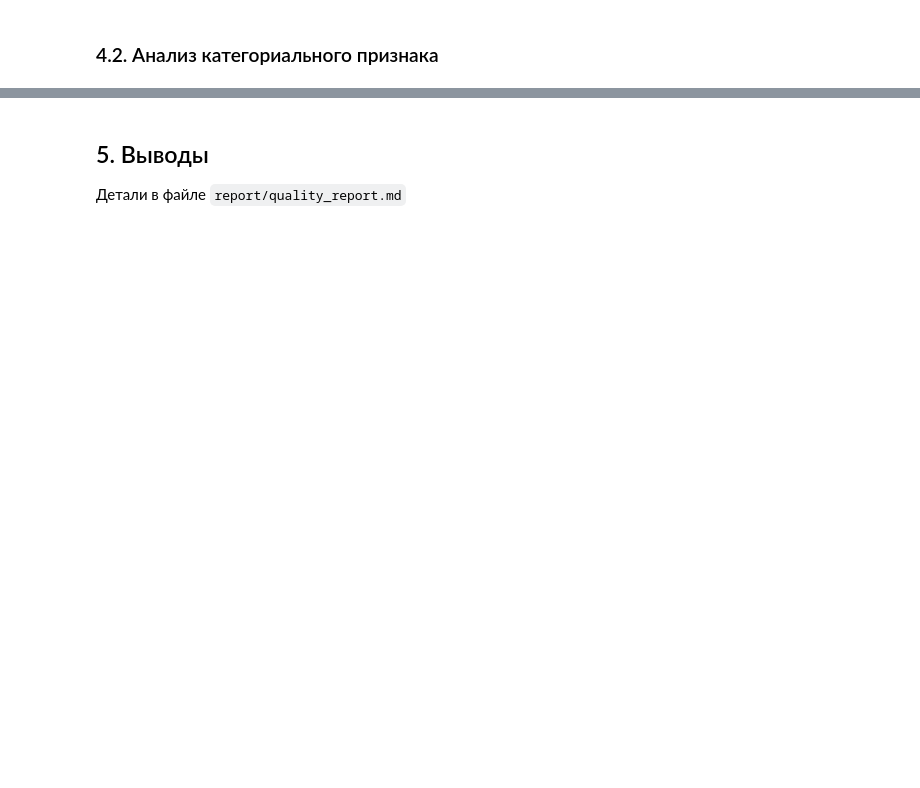
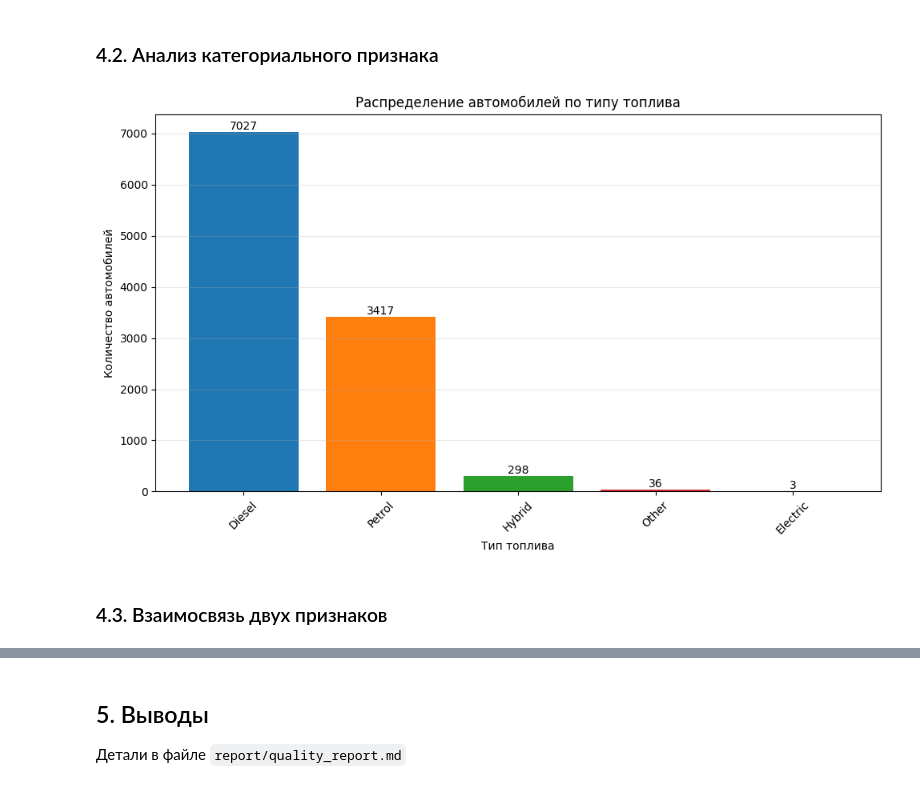
Before and after one commit to ask1d/lab1, a Jupyter notebook: notebooks/01_data_understanding.ipynb, the cells around one changed output, grey strips where cells are left out. Drawn from its saved outputs; the diff is of its cells as text; code cells hidden in the pictures; blank space fills up the shorter version.

```diff
--- a/notebooks/01_data_understanding.ipynb
+++ b/notebooks/01_data_understanding.ipynb
@@ -104,0 +192,23 @@ plt.show()
+# %%
+plt.figure(figsize=(10, 6))
+
+fuel_counts = df['fuelType'].value_counts().sort_values(ascending=False)
+
+bars = plt.bar(fuel_counts.index, fuel_counts.values, color=['#1f77b4', '#ff7f0e', '#2ca02c', '#d62728'])
+plt.title('Распределение автомобилей по типу топлива')
+plt.xlabel('Тип топлива')
+plt.ylabel('Количество автомобилей')
+plt.xticks(rotation=45)
+
+for bar in bars:
+    height = bar.get_height()
+    plt.text(bar.get_x() + bar.get_width()/2., height + 5,
+             f'{int(height)}', ha='center', va='bottom')
+
+plt.grid(True, axis='y', alpha=0.3)
+plt.tight_layout()
+plt.show()
+# %% [output]
+[figure, added]
+# %% [markdown]
+### 4.3. Взаимосвязь двух признаков
```
Also changed, not shown: parts of 15 cells of this notebook.
